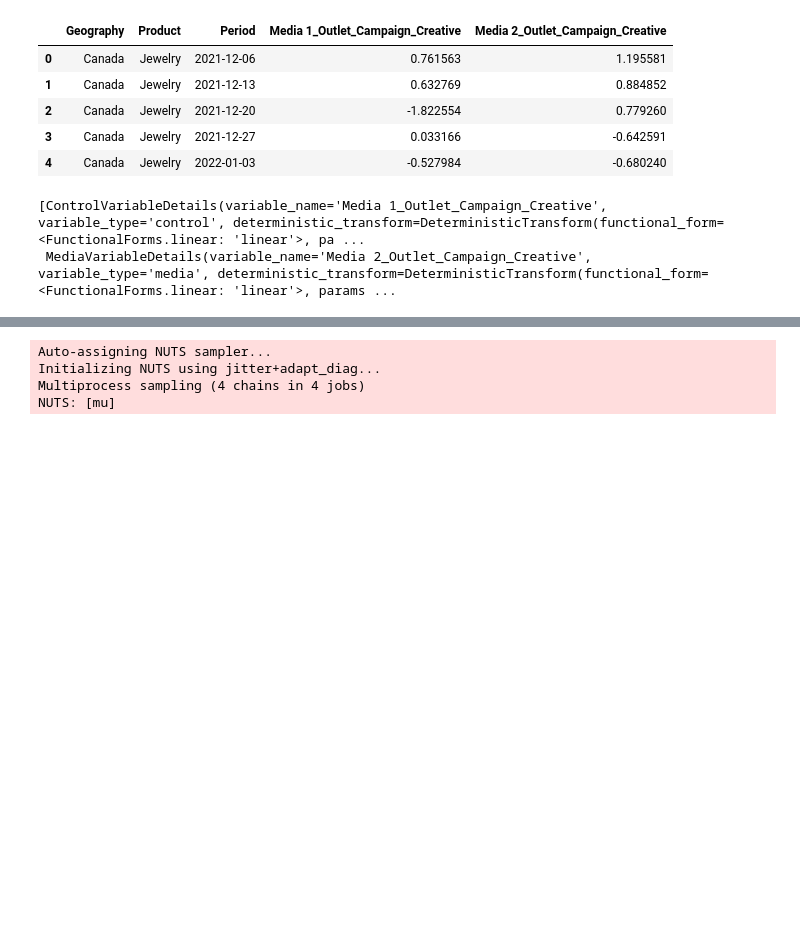
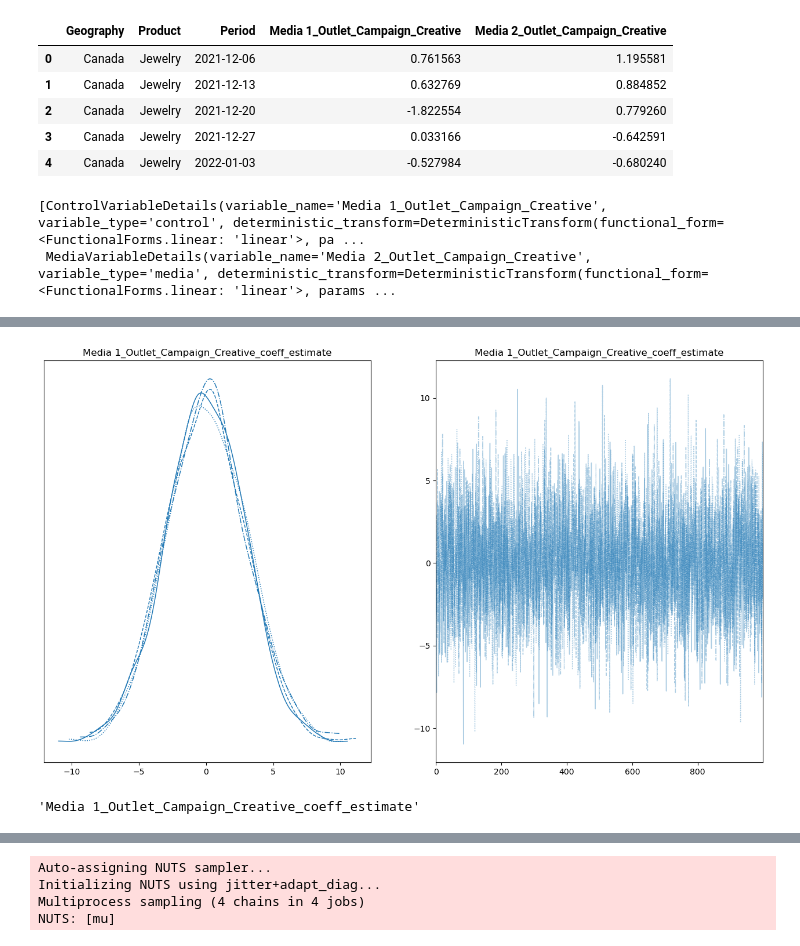
Before and after one commit to redam94/BayesInsight, a Jupyter notebook: FoottrafficModel.ipynb, the cells around one changed output, grey strips where cells are left out. Drawn from its saved outputs; the diff is of its cells as text; code cells hidden in the pictures; blank space fills up the shorter version.

Commit message:
Model scaffold

```diff
--- a/FoottrafficModel.ipynb
+++ b/FoottrafficModel.ipynb
@@ -44,11 +81,12 @@ varlist
 [ControlVariableDetails(variable_name='Media 1_Outlet_Campaign_Creative', variable_type='control', deterministic_transform=DeterministicTransform(functional_form=<FunctionalForms.linear: 'linear'>, pa ...
  MediaVariableDetails(variable_name='Media 2_Outlet_Campaign_Creative', variable_type='media', deterministic_transform=DeterministicTransform(functional_form=<FunctionalForms.linear: 'linear'>, params ...
 # %%
-FoottrafficModel(
+ft_model = FoottrafficModel(
     data=test_mff,
     variable_details=[
         {'variable_name': 'Media 1_Outlet_Campaign_Creative', 'variable_type':'control'},
         {"variable_name": "Media 2_Outlet_Campaign_Creative", 'variable_type': 'media'}
     ]
 )
+ft_model.fit()
 # %% [output]
@@ -55,0 +122,6 @@ FoottrafficModel(data=MFF(), variable_details=[ControlVariableDetails(variable_n
+# %%
+test_load = ft_model.load("./sample_model")
+# %%
+test_load.check_prior("Media 1_Outlet_Campaign_Creative")
+# %% [output]
+[figure, added]
@@ -55,0 +130,4 @@ FoottrafficModel(data=MFF(), variable_details=[ControlVariableDetails(variable_n
+# %%
+prior.name
+# %% [output]
+'Media 1_Outlet_Campaign_Creative_coeff_estimate'
```
Also changed, not shown: parts of 12 cells of this notebook, 9 other files.
